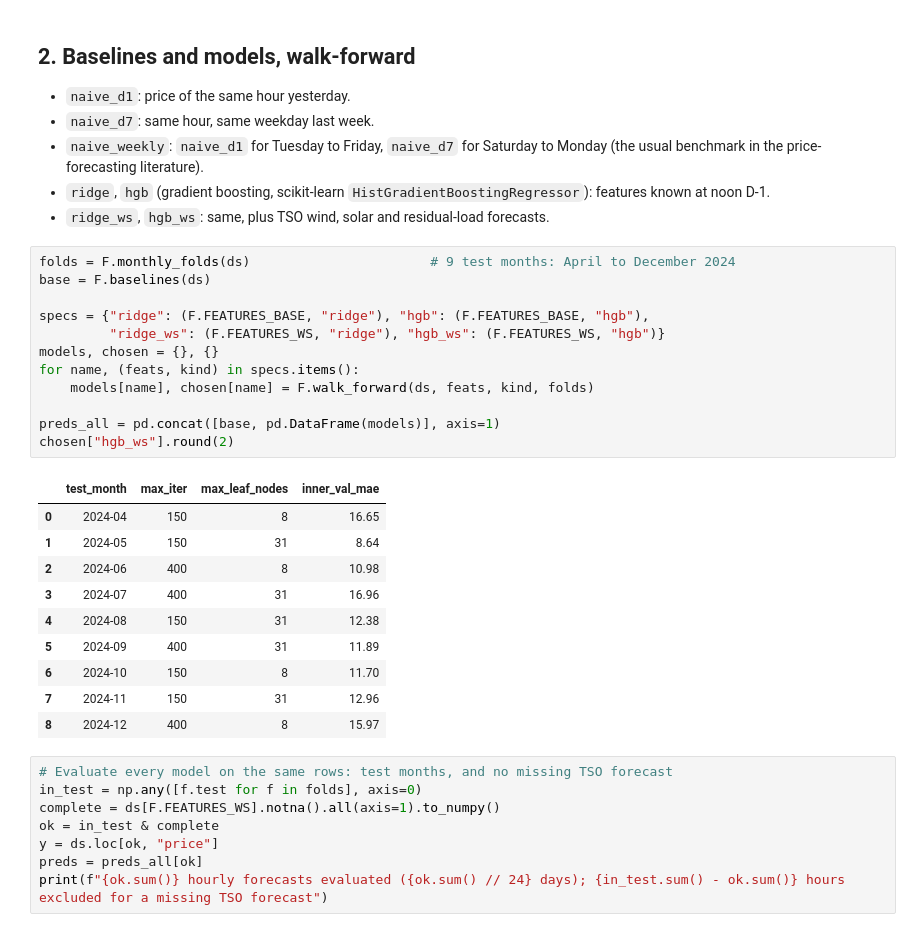
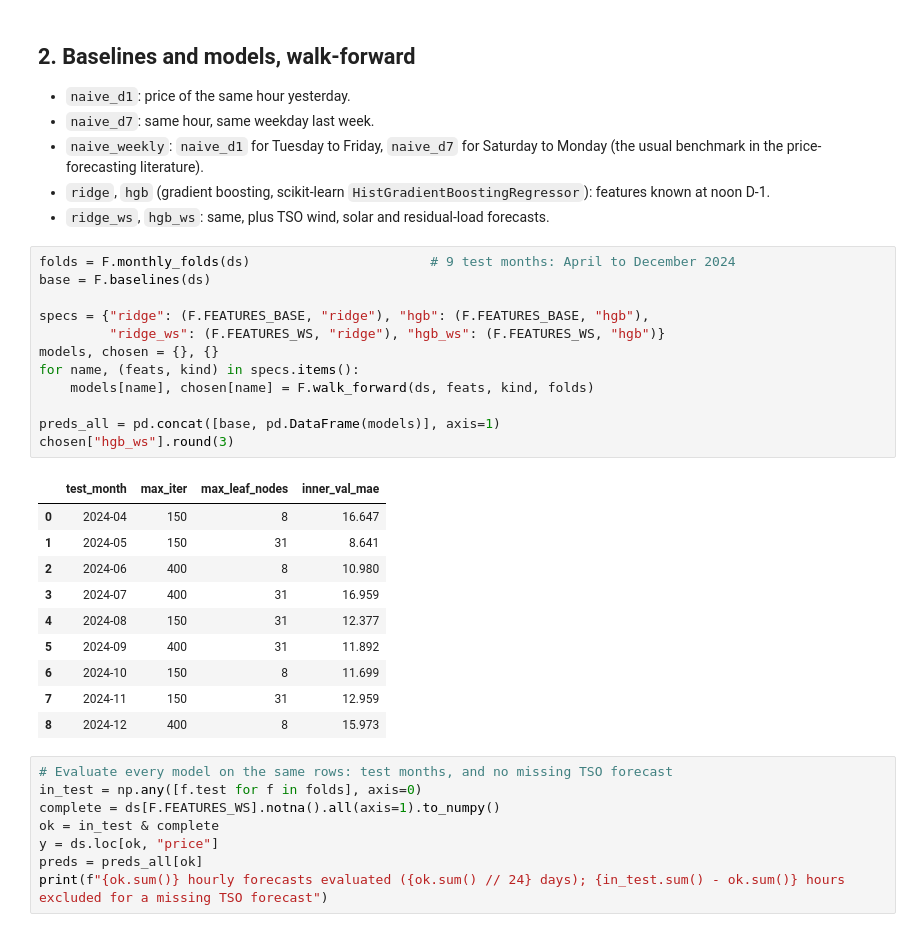
Before and after one commit to ThomasAPB/eu-power-prices, a Jupyter notebook: notebooks/03_forecasting.ipynb, the cells around one changed output. Cells and saved outputs as stored; diff of their text form.

```diff
--- a/notebooks/03_forecasting.ipynb
+++ b/notebooks/03_forecasting.ipynb
@@ -94,26 +94,26 @@ The closes dated D-1 (Mon 9 Sep) and later are not used.
 # %%
 folds = F.monthly_folds(ds)                       # 9 test months: April to December 2024
 base = F.baselines(ds)
 
 specs = {"ridge": (F.FEATURES_BASE, "ridge"), "hgb": (F.FEATURES_BASE, "hgb"),
          "ridge_ws": (F.FEATURES_WS, "ridge"), "hgb_ws": (F.FEATURES_WS, "hgb")}
 models, chosen = {}, {}
 for name, (feats, kind) in specs.items():
     models[name], chosen[name] = F.walk_forward(ds, feats, kind, folds)
 
 preds_all = pd.concat([base, pd.DataFrame(models)], axis=1)
-chosen["hgb_ws"].round(2)
+chosen["hgb_ws"].round(3)
 # %% [output]
 |  | test_month | max_iter | max_leaf_nodes | inner_val_mae |
-| 0 | 2024-04 | 150 | 8 | 16.65 |
-| 1 | 2024-05 | 150 | 31 | 8.64 |
-| 2 | 2024-06 | 400 | 8 | 10.98 |
-| 3 | 2024-07 | 400 | 31 | 16.96 |
-| 4 | 2024-08 | 150 | 31 | 12.38 |
-| 5 | 2024-09 | 400 | 31 | 11.89 |
-| 6 | 2024-10 | 150 | 8 | 11.70 |
-| 7 | 2024-11 | 150 | 31 | 12.96 |
-| 8 | 2024-12 | 400 | 8 | 15.97 |
+| 0 | 2024-04 | 150 | 8 | 16.647 |
+| 1 | 2024-05 | 150 | 31 | 8.641 |
+| 2 | 2024-06 | 400 | 8 | 10.980 |
+| 3 | 2024-07 | 400 | 31 | 16.959 |
+| 4 | 2024-08 | 150 | 31 | 12.377 |
+| 5 | 2024-09 | 400 | 31 | 11.892 |
+| 6 | 2024-10 | 150 | 8 | 11.699 |
+| 7 | 2024-11 | 150 | 31 | 12.959 |
+| 8 | 2024-12 | 400 | 8 | 15.973 |
 # %%
 # Evaluate every model on the same rows: test months, and no missing TSO forecast
 in_test = np.any([f.test for f in folds], axis=0)
```
Also changed, not shown: 2 other files.
